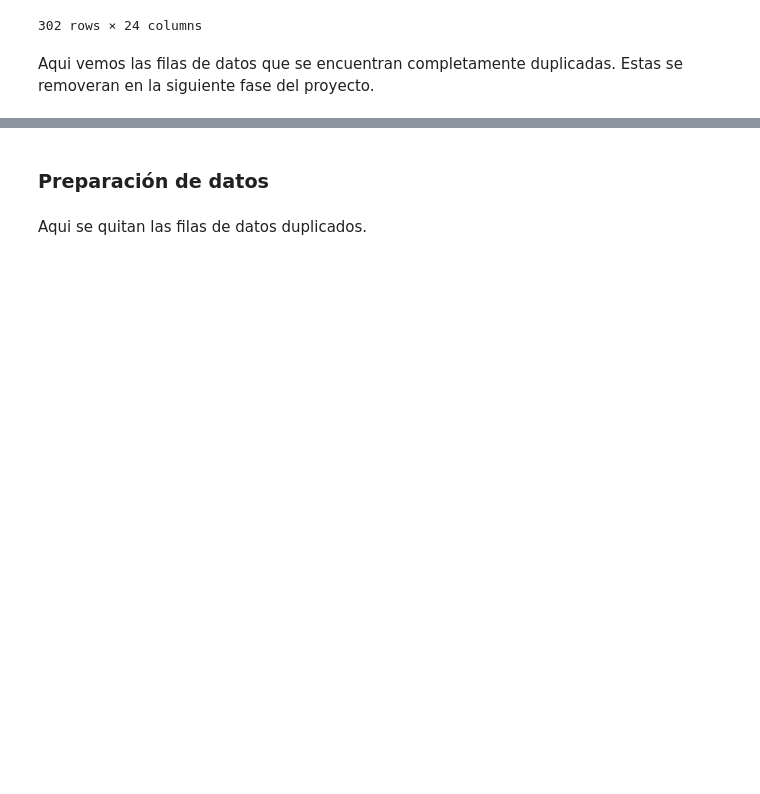
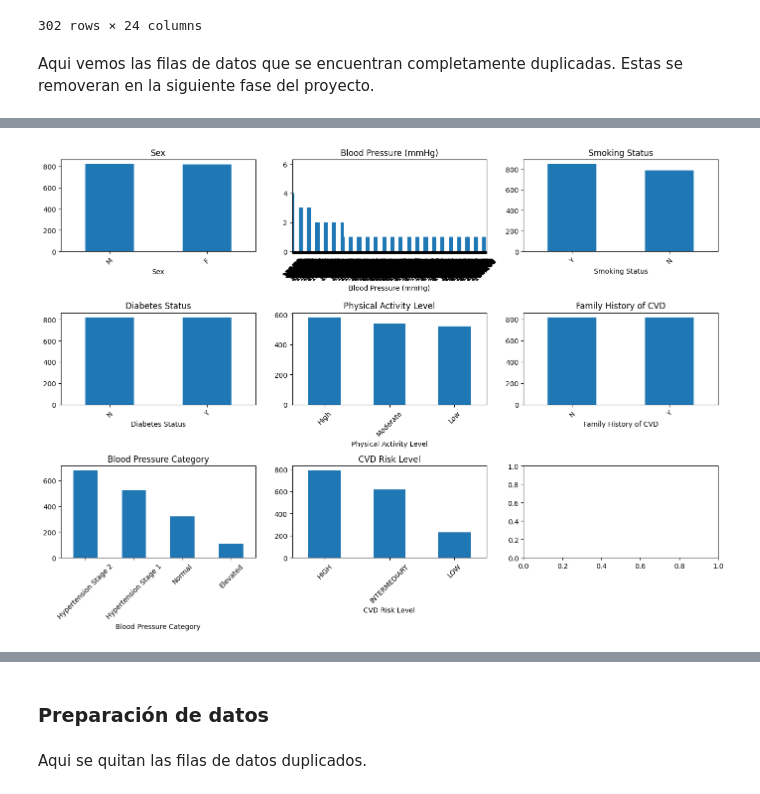
Before and after one commit to Rozen14/AMLab1, a Jupyter notebook: AlpesHearth.ipynb, the cells around one changed output, grey strips where cells are left out. Cells and saved outputs as stored; diff of their text form; code cells hidden in the pictures; blank space fills up the shorter version.

```diff
--- a/AlpesHearth.ipynb
+++ b/AlpesHearth.ipynb
@@ -301,0 +327,17 @@ Aqui vemos las filas de datos que se encuentran completamente duplicadas. Estas
+# %%
+# Aqui se quitan los rubros 'Patient ID' y 'Date of Service'
+categoricas = objetos[2:]
+
+fig, axes = plt.subplots(3, 3, figsize=(14, 10))
+axes = axes.flatten()
+
+for i, col in enumerate(categoricas):
+    if i < len(axes):
+        data[col].value_counts().plot(kind='bar', ax=axes[i])
+        axes[i].set_title(col)
+        axes[i].tick_params(axis='x', rotation=45)
+
+plt.tight_layout()
+plt.show()
+# %% [output]
+[figure, added]
```
Also changed, not shown: parts of 20 cells of this notebook.
